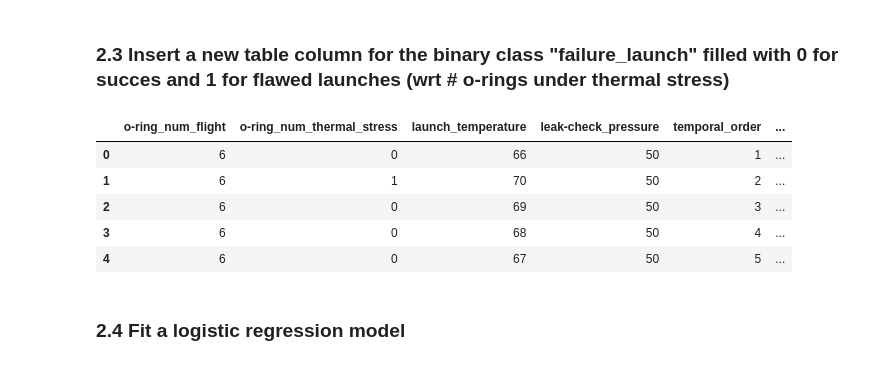
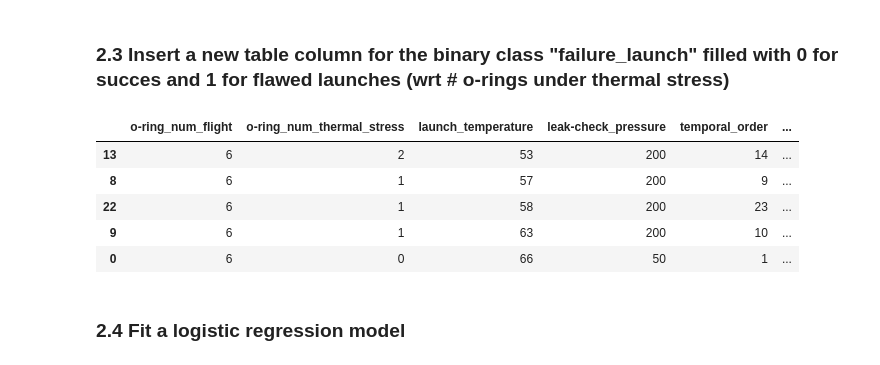
Before and after one commit to Oscilous/SDU-IML, a Jupyter notebook: 5. Gradient Descent and Logistic Regression/Exercise_5.ipynb, the cells around one changed output. Drawn from its saved outputs; the diff is of its cells as text; code cells hidden in the pictures.

```diff
--- a/5. Gradient Descent and Logistic Regression/Exercise_5.ipynb
+++ b/5. Gradient Descent and Logistic Regression/Exercise_5.ipynb
@@ -62,14 +62,15 @@ Text(0, 0.5, 'Thermal stress')
 # %%
 df['failure_launch'] = df['o-ring_num_thermal_stress']
 df['failure_launch'][df['failure_launch']>0]=1.0
+df=df.sort_values(by='launch_temperature')
 df.head()
 # %% [output]
 |  | o-ring_num_flight | o-ring_num_thermal_stress | launch_temperature | leak-check_pressure | temporal_order | ... |
+| 13 | 6 | 2 | 53 | 200 | 14 | ... |
+| 8 | 6 | 1 | 57 | 200 | 9 | ... |
+| 22 | 6 | 1 | 58 | 200 | 23 | ... |
+| 9 | 6 | 1 | 63 | 200 | 10 | ... |
 | 0 | 6 | 0 | 66 | 50 | 1 | ... |
-| 1 | 6 | 1 | 70 | 50 | 2 | ... |
-| 2 | 6 | 0 | 69 | 50 | 3 | ... |
-| 3 | 6 | 0 | 68 | 50 | 4 | ... |
-| 4 | 6 | 0 | 67 | 50 | 5 | ... |
 # %% [markdown]
 ### 2.4 Fit a logistic regression model
 # %%
```
Also changed, not shown: parts of 1 cell of this notebook, 2 other files.
